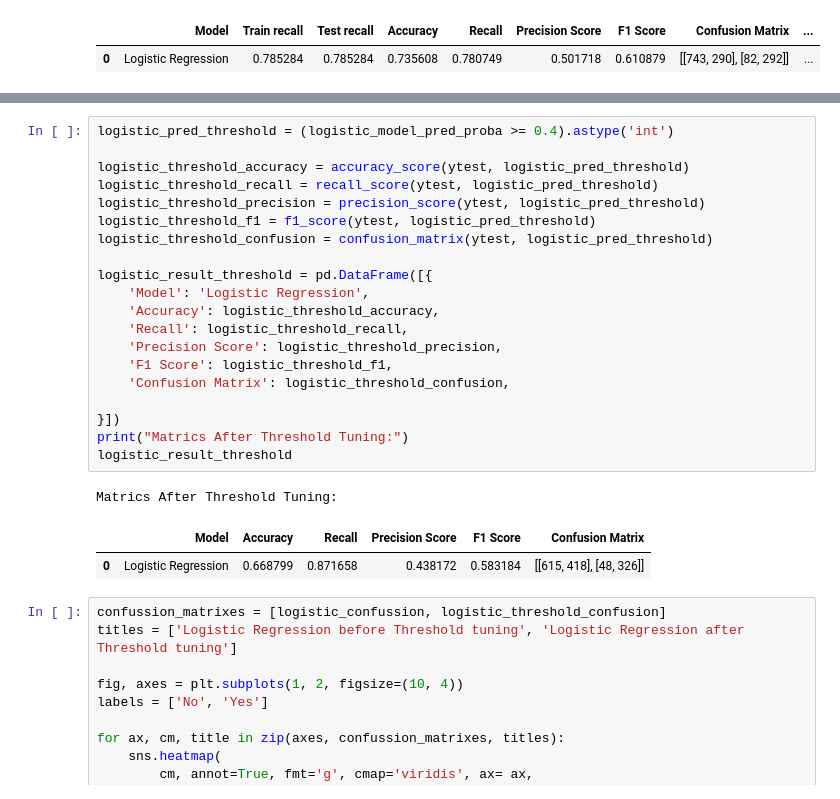
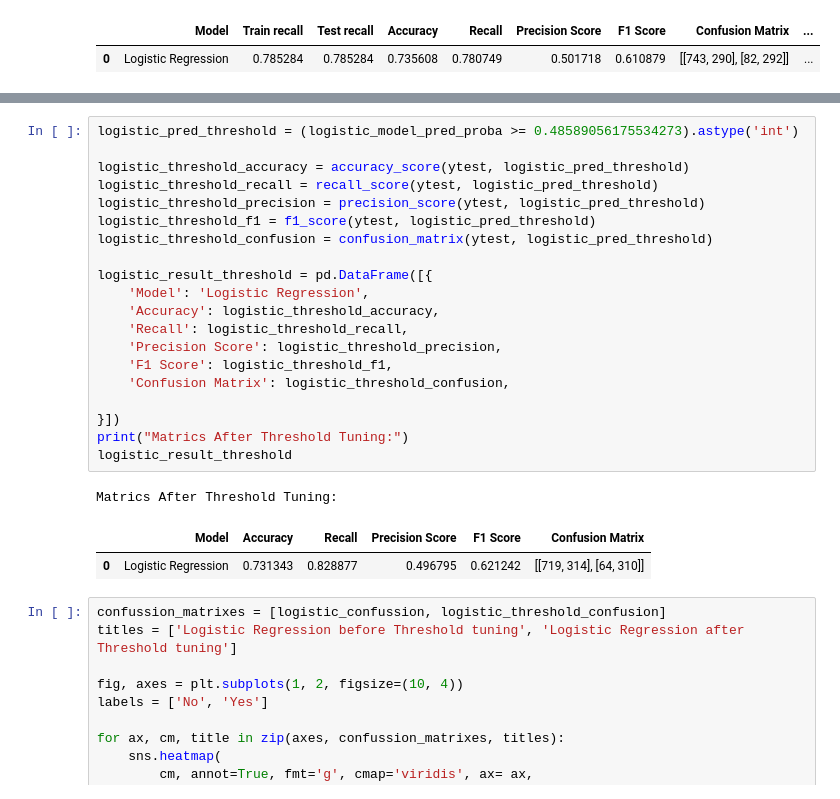
Before and after one commit to Md-Maruf-1727/customer-churn-prediction-ml, a Jupyter notebook: NoteBooks/04_model_training.ipynb, the cells around one changed output, grey strips where cells are left out. Drawn from its saved outputs; the diff is of its cells as text.

```diff
--- a/NoteBooks/04_model_training.ipynb
+++ b/NoteBooks/04_model_training.ipynb
@@ -299,27 +314,27 @@ logistic_result
 # %%
-logistic_pred_threshold = (logistic_model_pred_proba >= 0.4).astype('int')
+logistic_pred_threshold = (logistic_model_pred_proba >= 0.48589056175534273).astype('int')
 
 logistic_threshold_accuracy = accuracy_score(ytest, logistic_pred_threshold)
 logistic_threshold_recall = recall_score(ytest, logistic_pred_threshold)
 logistic_threshold_precision = precision_score(ytest, logistic_pred_threshold)
 logistic_threshold_f1 = f1_score(ytest, logistic_pred_threshold)
 logistic_threshold_confusion = confusion_matrix(ytest, logistic_pred_threshold)
 
 logistic_result_threshold = pd.DataFrame([{
     'Model': 'Logistic Regression',
     'Accuracy': logistic_threshold_accuracy,
     'Recall': logistic_threshold_recall,
     'Precision Score': logistic_threshold_precision,
     'F1 Score': logistic_threshold_f1,
     'Confusion Matrix': logistic_threshold_confusion,
 
 }])
 print("Matrics After Threshold Tuning:")
 logistic_result_threshold
 # %% [output]
 Matrics After Threshold Tuning:
 |  | Model | Accuracy | Recall | Precision Score | F1 Score | Confusion Matrix |
-| 0 | Logistic Regression | 0.668799 | 0.871658 | 0.438172 | 0.583184 | [[615, 418], [48, 326]] |
+| 0 | Logistic Regression | 0.731343 | 0.828877 | 0.496795 | 0.621242 | [[719, 314], [64, 310]] |
 # %%
 confussion_matrixes = [logistic_confussion, logistic_threshold_confusion]
 titles = ['Logistic Regression before Threshold tuning', 'Logistic Regression after Threshold tuning']
```
Also changed, not shown: parts of 7 cells of this notebook.
